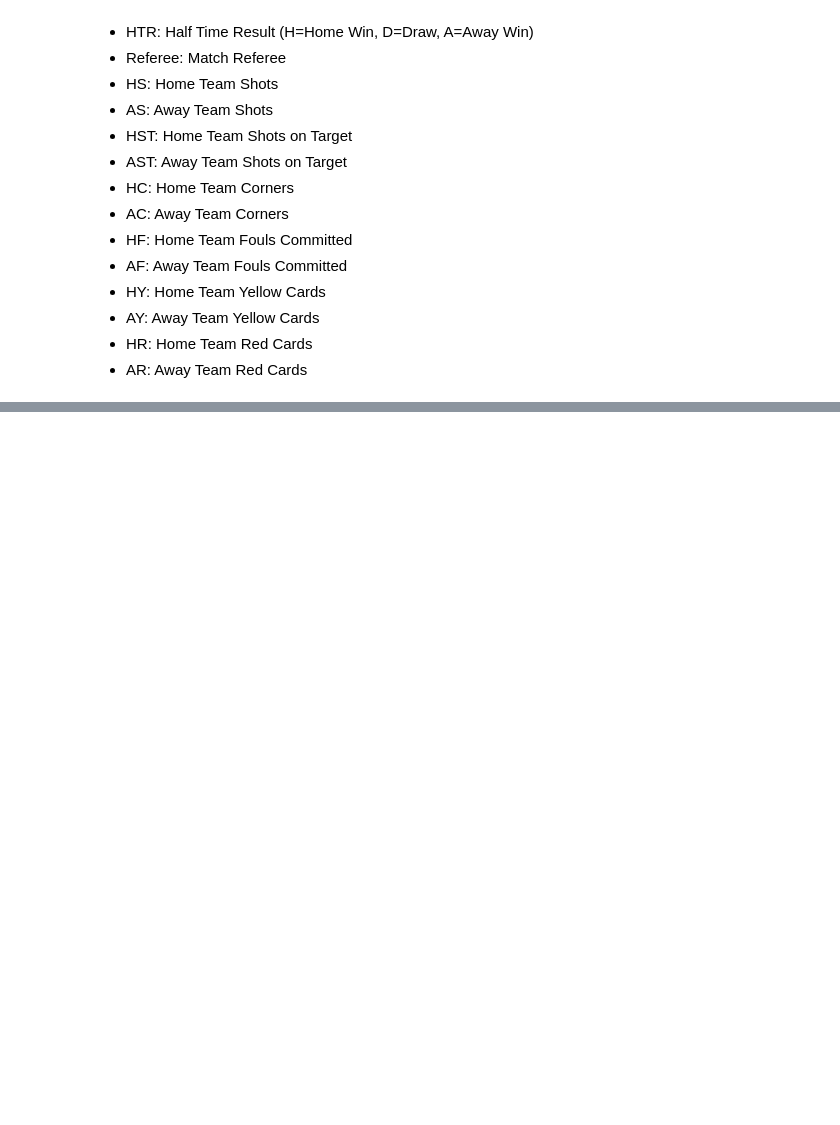
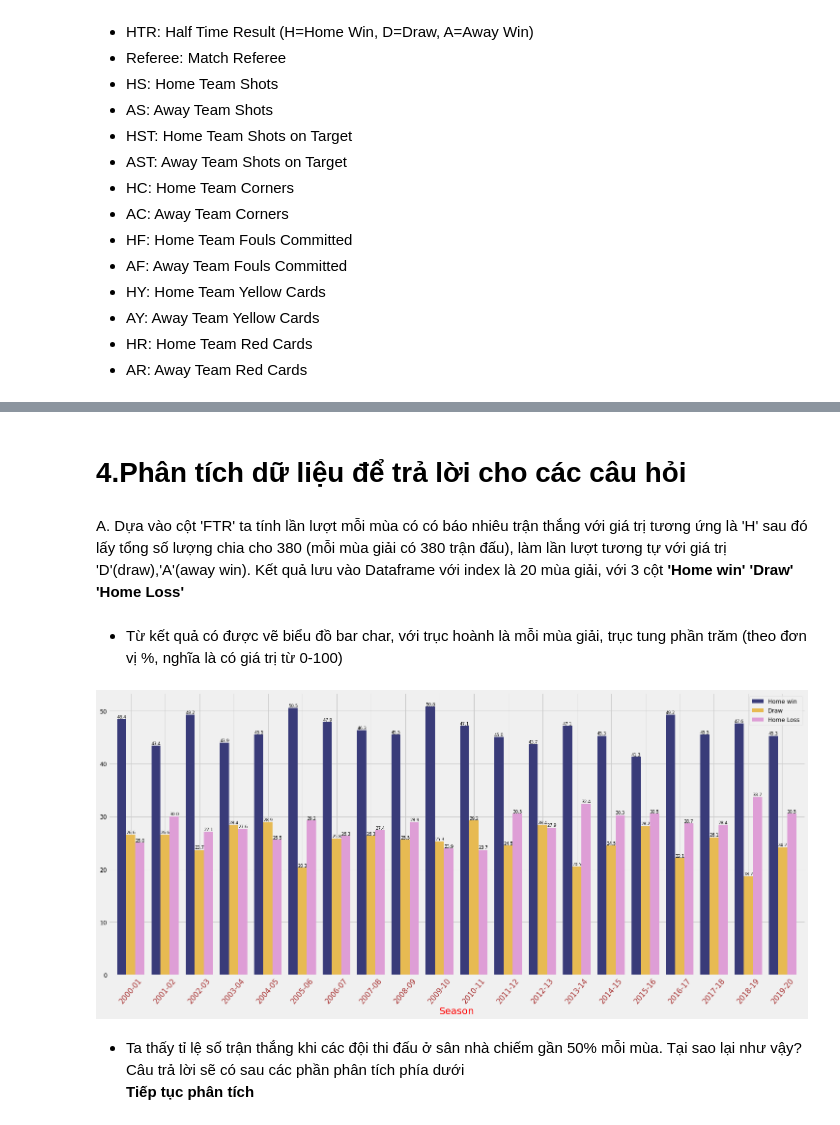
Before and after one commit to chopcolate/DataPrograming, a Jupyter notebook: Final_Project.ipynb, the cells around one changed output, grey strips where cells are left out. Cells and saved outputs as stored; diff of their text form; code cells hidden in the pictures; blank space fills up the shorter version.

```diff
--- a/Final_Project.ipynb
+++ b/Final_Project.ipynb
@@ -78,0 +201,4 @@ df.describe(include = 'all')
+# %%
+results_df=results_df.dropna(thresh=12)
+# %%
+results_df=results_df.reset_index()
@@ -78,0 +253,33 @@ df.describe(include = 'all')
+# %% [markdown]
+# 4.Phân tích dữ liệu để trả lời cho các câu hỏi
+# %% [markdown]
+A. Dựa vào cột 'FTR' ta tính lần lượt mỗi mùa có có báo nhiêu trận thắng với giá trị tương ứng là 'H' sau đó lấy tổng số lượng chia cho 380 (mỗi mùa giải có 380 trận đấu), làm lần lượt tương tự với giá trị 'D'(draw),'A'(away win). Kết quả lưu vào Dataframe với index là 20 mùa giải, với 3 cột **'Home win'** **'Draw'** **'Home Loss'**
+# %%
+homeWin=((results_df.loc[results_df['FTR']=='H'].groupby('Season')['FTR'].count()/380)*100).to_frame()
+draw=((results_df.loc[results_df['FTR']=='D'].groupby('Season')['FTR'].count()/380)*100).to_frame()
+homeLose=((results_df.loc[results_df['FTR']=='A'].groupby('Season')['FTR'].count()/380)*100).to_frame()
+homeWin=homeWin.rename(columns={'FTR': 'Home win'})
+homeWin['Draw']=draw.values
+homeWin['Home Loss']=homeLose.values
+home_scale=homeWin
+# %% [markdown]
+- Từ kết quả có được vẽ biểu đồ bar char, với trục hoành là mỗi mùa giải, trục tung phần trăm (theo đơn vị %, nghĩa là có giá trị từ 0-100)
+# %%
+plt.style.use('fivethirtyeight')
+# %%
+ax=home_scale.plot.bar(align='center',width=0.8,fontsize=12,figsize=(23,10),colormap='tab20b')
+plt.xticks(rotation=50,color='brown',fontsize=15)
+plt.xlabel('Season', fontsize=20,color='red')
+plt.legend(fontsize=12)
+for p in ax.containers:
+    ax.bar_label(p, fmt='%.1f', label_type='edge',fontsize=8.7)
+plt.show()
+# %% [output]
+[figure, added]
+# %% [markdown]
+- Ta thấy tỉ lệ số trận thắng khi các đội thi đấu ở sân nhà chiếm gần 50% mỗi mùa. Tại sao lại như vậy?<br/> Câu trả lời sẽ có sau các phần phân tích phía dưới  <br/> **Tiếp tục phân tích**  <br/>
+
+<!-- Trong giải bóng đá ngoại hạng Anh khi thi đấu trên sân nhà các đội sẽ có các lợi thế sau:<br/>
+  1. Ở giải ngoại hạng Anh, số lượng khán giả đội nhà luôn áp đảo đội khách
+  2. Quen thuộc với đặc điểm của sân, tác động thời thiết
+  3. Tâm lý của các cầu thủ -->
```
Also changed, not shown: parts of 86 cells of this notebook.
